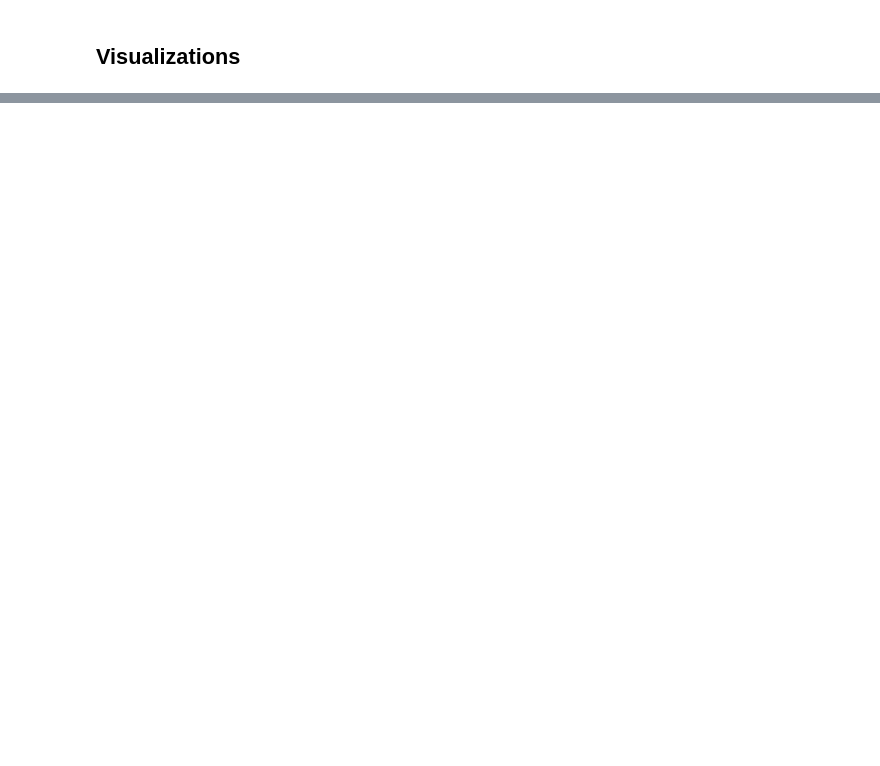
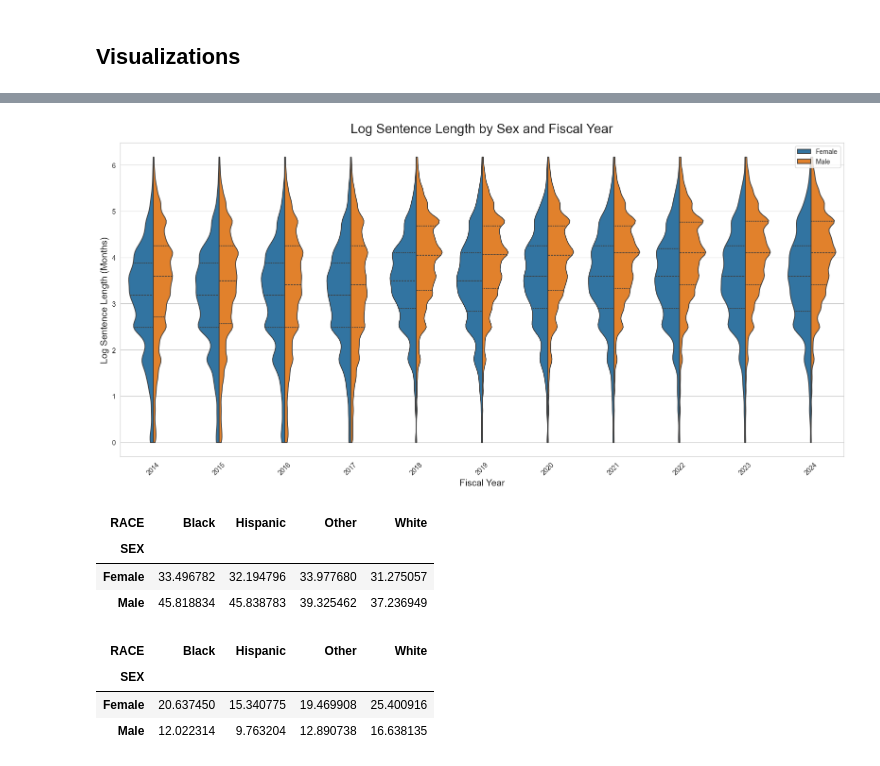
Before and after one commit to aj-bei/USSC-Fairness-Analysis-DTSC-430X-Capstone-, a Jupyter notebook: scripts/DTSC430XCapstoneSourceCd.ipynb, the cells around one changed output, grey strips where cells are left out. Cells and saved outputs as stored; diff of their text form; code cells hidden in the pictures; blank space fills up the shorter version.

```diff
--- a/scripts/DTSC430XCapstoneSourceCd.ipynb
+++ b/scripts/DTSC430XCapstoneSourceCd.ipynb
@@ -1316,0 +1196,77 @@ fig.show()
+# %%
+
+
+# -----------------------------
+# 1. Prepare data
+# -----------------------------
+df = sent_df.copy()
+
+df = df[["SEX", "FISCAL_YR", "MNTHS_PRSN_NO_ALT"]].dropna()
+
+# Keep nonnegative sentence lengths
+df = df[df["MNTHS_PRSN_NO_ALT"] >= 1].copy()
+
+# Optional: cap extreme sentences so the plot is readable
+df["MNTHS_PRSN_NO_ALT"] = df["MNTHS_PRSN_NO_ALT"].clip(upper=480)
+
+# log transform sentence lengths
+df["MNTHS_PRSN_NO_ALT"] = np.log(df["MNTHS_PRSN_NO_ALT"])
+
+# Optional: convert fiscal year to string so seaborn treats it as categorical
+df["FISCAL_YR"] = df["FISCAL_YR"].astype(str)
+
+# -----------------------------
+# 2. Plot
+# -----------------------------
+plt.figure(figsize=(16, 8))
+sns.set_style("whitegrid")
+
+ax = sns.violinplot(
+    data=df,
+    x="FISCAL_YR",
+    y="MNTHS_PRSN_NO_ALT",
+    hue="SEX",
+    split=True,
+    inner="quartile",   # shows median + quartiles
+    cut=0,              # don't extend beyond data range
+    bw_adjust=0.8
+)
+
+ax.set_title("Log Sentence Length by Sex and Fiscal Year", fontsize=20, pad=15)
+ax.set_xlabel("Fiscal Year", fontsize=14)
+ax.set_ylabel("Log Sentence Length (Months)", fontsize=14)
+
+plt.xticks(rotation=45)
+plt.legend(title="")
+plt.tight_layout()
+plt.show()
+# %% [output]
+[figure, added]
+# %%
+# proportion of offenders sentenced within the guidelines
+pd.pivot_table(
+    sent_df,
+    values="SENT_IN_GDLNS",
+    index="SEX",
+    columns="RACE",
+    aggfunc="mean"
+) * 100
+# %% [output]
+| RACE | Black | Hispanic | Other | White |
+| SEX |  |  |  |  |
+| Female | 33.496782 | 32.194796 | 33.977680 | 31.275057 |
+| Male | 45.818834 | 45.838783 | 39.325462 | 37.236949 |
+# %%
+# proportion of offenders who received a 5K1.1 substantial assistance departure
+pd.pivot_table(
+    sent_df,
+    values="5K1.1",
+    index="SEX",
+    columns="RACE",
+    aggfunc="mean"
+) * 100
+# %% [output]
+| RACE | Black | Hispanic | Other | White |
+| SEX |  |  |  |  |
+| Female | 20.637450 | 15.340775 | 19.469908 | 25.400916 |
+| Male | 12.022314 | 9.763204 | 12.890738 | 16.638135 |
```
Also changed, not shown: parts of 18 cells of this notebook, 1 other file.
